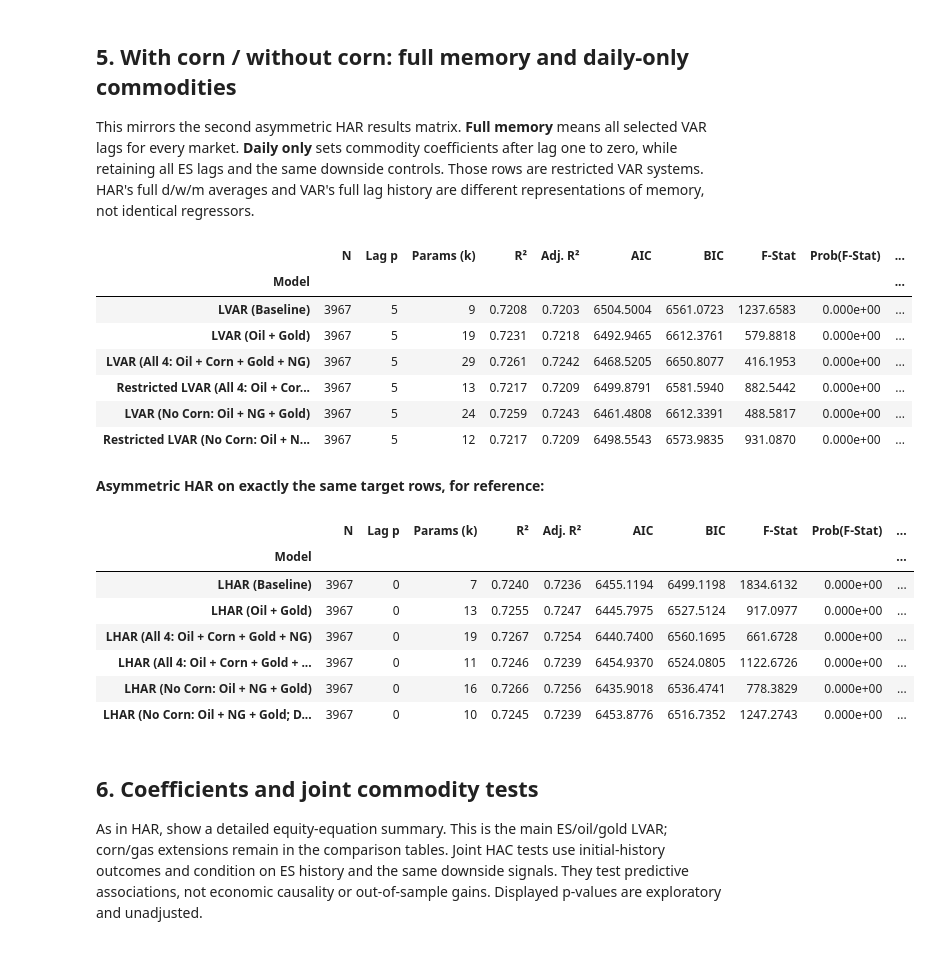
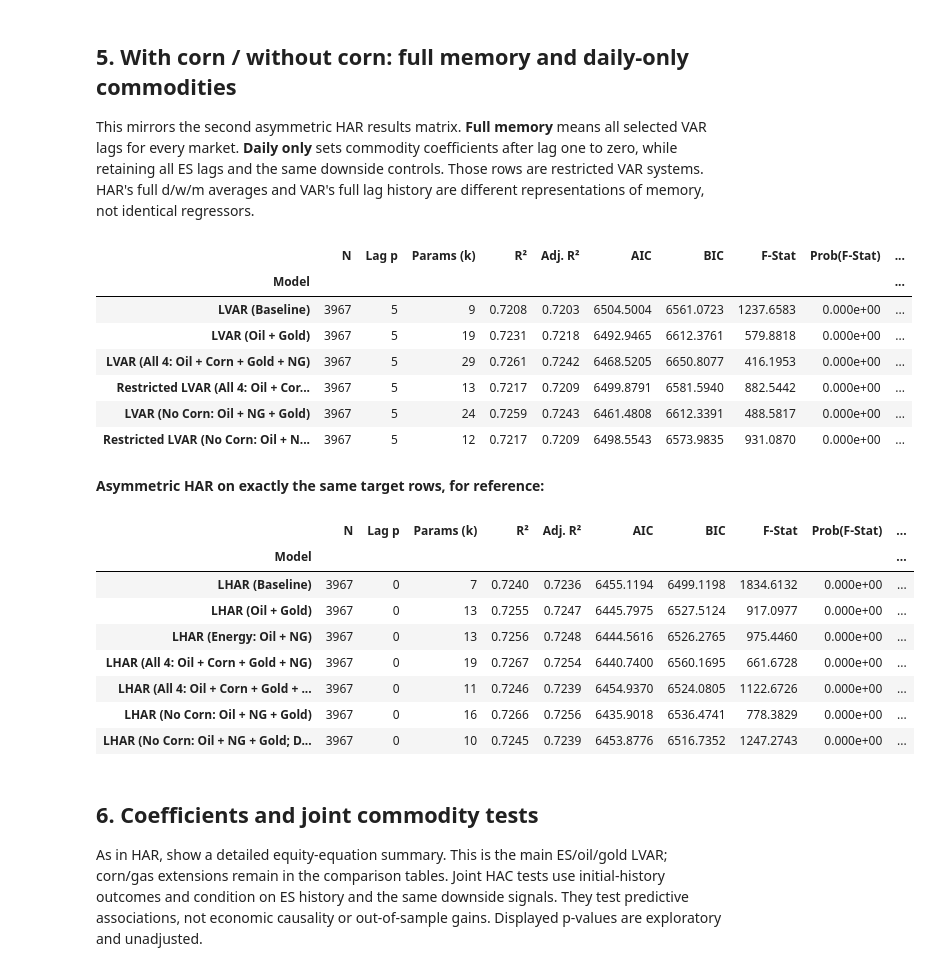
Before and after one commit to Deangr-econ/Quant_methods_project, a Jupyter notebook: VAR_QTFE.ipynb, the cells around one changed output. Cells and saved outputs as stored; diff of their text form; code cells hidden in the pictures.

```diff
--- a/VAR_QTFE.ipynb
+++ b/VAR_QTFE.ipynb
@@ -311,29 +328,30 @@ lag history are different representations of memory, not identical regressors.
 # %%
 corn_names = ['LVAR (Baseline)', 'LVAR (Oil + Gold)',
     'LVAR (All 4: Oil + Corn + Gold + NG)',
     'Restricted LVAR (All 4: Oil + Corn + Gold + NG; Daily Only)',
     'LVAR (No Corn: Oil + NG + Gold)',
     'Restricted LVAR (No Corn: Oil + NG + Gold; Daily Only)']
 show_table(summary.loc[corn_names, summary_columns + ['System params', 'Max root']])
-lhar_names = ['LHAR (Baseline)', 'LHAR (Oil + Gold)', 'LHAR (All 4: Oil + Corn + Gold + NG)',
+lhar_names = ['LHAR (Baseline)', 'LHAR (Oil + Gold)', 'LHAR (Energy: Oil + NG)', 'LHAR (All 4: Oil + Corn + Gold + NG)',
     'LHAR (All 4: Oil + Corn + Gold + NG; Daily Only)', 'LHAR (No Corn: Oil + NG + Gold)',
     'LHAR (No Corn: Oil + NG + Gold; Daily Only)']
 display(Markdown('**Asymmetric HAR on exactly the same target rows, for reference:**'))
 show_table(summary.loc[lhar_names, summary_columns])
 # %% [output]
 |  | N | Lag p | Params (k) | R² | Adj. R² | AIC | BIC | F-Stat | Prob(F-Stat) | ... |
 | Model |  |  |  |  |  |  |  |  |  | ... |
 | LVAR (Baseline) | 3967 | 5 | 9 | 0.7208 | 0.7203 | 6504.5004 | 6561.0723 | 1237.6583 | 0.000e+00 | ... |
 | LVAR (Oil + Gold) | 3967 | 5 | 19 | 0.7231 | 0.7218 | 6492.9465 | 6612.3761 | 579.8818 | 0.000e+00 | ... |
 | LVAR (All 4: Oil + Corn + Gold + NG) | 3967 | 5 | 29 | 0.7261 | 0.7242 | 6468.5205 | 6650.8077 | 416.1953 | 0.000e+00 | ... |
 | Restricted LVAR (All 4: Oil + Cor... | 3967 | 5 | 13 | 0.7217 | 0.7209 | 6499.8791 | 6581.5940 | 882.5442 | 0.000e+00 | ... |
 | LVAR (No Corn: Oil + NG + Gold) | 3967 | 5 | 24 | 0.7259 | 0.7243 | 6461.4808 | 6612.3391 | 488.5817 | 0.000e+00 | ... |
 | Restricted LVAR (No Corn: Oil + N... | 3967 | 5 | 12 | 0.7217 | 0.7209 | 6498.5543 | 6573.9835 | 931.0870 | 0.000e+00 | ... |
 **Asymmetric HAR on exactly the same target rows, for reference:**
 |  | N | Lag p | Params (k) | R² | Adj. R² | AIC | BIC | F-Stat | Prob(F-Stat) | ... |
 | Model |  |  |  |  |  |  |  |  |  | ... |
 | LHAR (Baseline) | 3967 | 0 | 7 | 0.7240 | 0.7236 | 6455.1194 | 6499.1198 | 1834.6132 | 0.000e+00 | ... |
 | LHAR (Oil + Gold) | 3967 | 0 | 13 | 0.7255 | 0.7247 | 6445.7975 | 6527.5124 | 917.0977 | 0.000e+00 | ... |
+| LHAR (Energy: Oil + NG) | 3967 | 0 | 13 | 0.7256 | 0.7248 | 6444.5616 | 6526.2765 | 975.4460 | 0.000e+00 | ... |
 | LHAR (All 4: Oil + Corn + Gold + NG) | 3967 | 0 | 19 | 0.7267 | 0.7254 | 6440.7400 | 6560.1695 | 661.6728 | 0.000e+00 | ... |
 | LHAR (All 4: Oil + Corn + Gold + ... | 3967 | 0 | 11 | 0.7246 | 0.7239 | 6454.9370 | 6524.0805 | 1122.6726 | 0.000e+00 | ... |
 | LHAR (No Corn: Oil + NG + Gold) | 3967 | 0 | 16 | 0.7266 | 0.7256 | 6435.9018 | 6536.4741 | 778.3829 | 0.000e+00 | ... |
```
Also changed, not shown: parts of 7 cells of this notebook, 9 other files.
